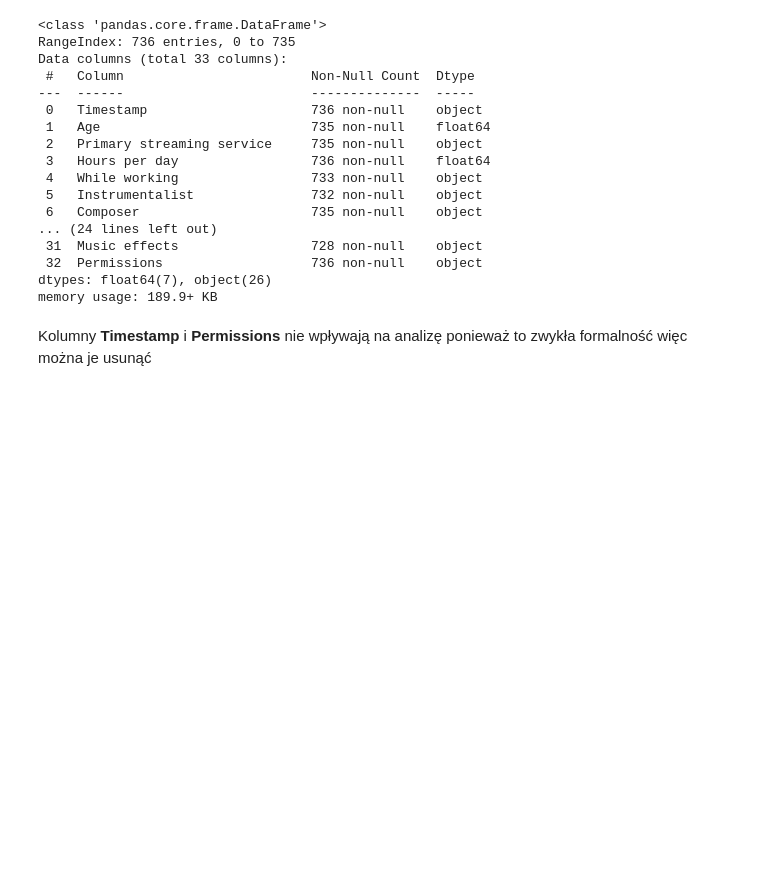
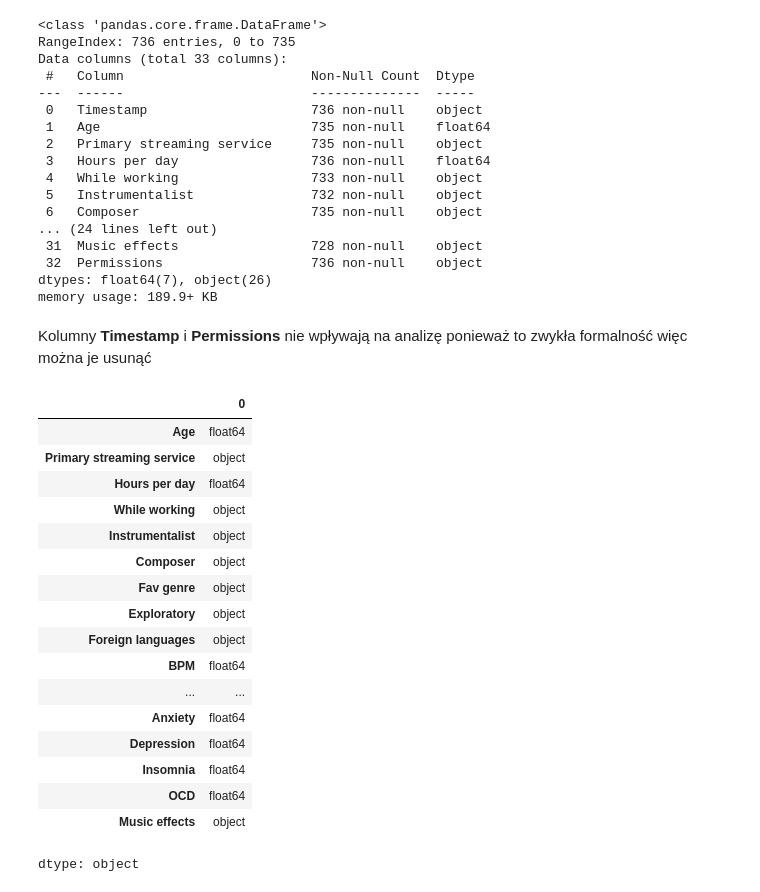
Before and after one commit to bderdz/music_mental_health, a Jupyter notebook: music_mental_health.ipynb, the cells around one changed output. Saved outputs shown, nothing was run; the diff lists cells and outputs as text; code cells hidden in the pictures; blank space fills up the shorter version.

```diff
--- a/music_mental_health.ipynb
+++ b/music_mental_health.ipynb
@@ -52,3 +54,26 @@ dtypes: float64(7), object(26)
 memory usage: 189.9+ KB
 # %% [markdown]
 Kolumny **Timestamp** i **Permissions** nie wpływają na analizę ponieważ to zwykła formalność więc można je usunąć
+# %%
+df.drop(columns=['Timestamp', 'Permissions'], inplace=True)
+# %%
+df.dtypes
+# %% [output]
+|  | 0 |
+| Age | float64 |
+| Primary streaming service | object |
+| Hours per day | float64 |
+| While working | object |
+| Instrumentalist | object |
+| Composer | object |
+| Fav genre | object |
+| Exploratory | object |
+| Foreign languages | object |
+| BPM | float64 |
+| ... | ... |
+| Anxiety | float64 |
+| Depression | float64 |
+| Insomnia | float64 |
+| OCD | float64 |
+| Music effects | object |
+dtype: object
```
Also changed, not shown: parts of 41 cells of this notebook.
